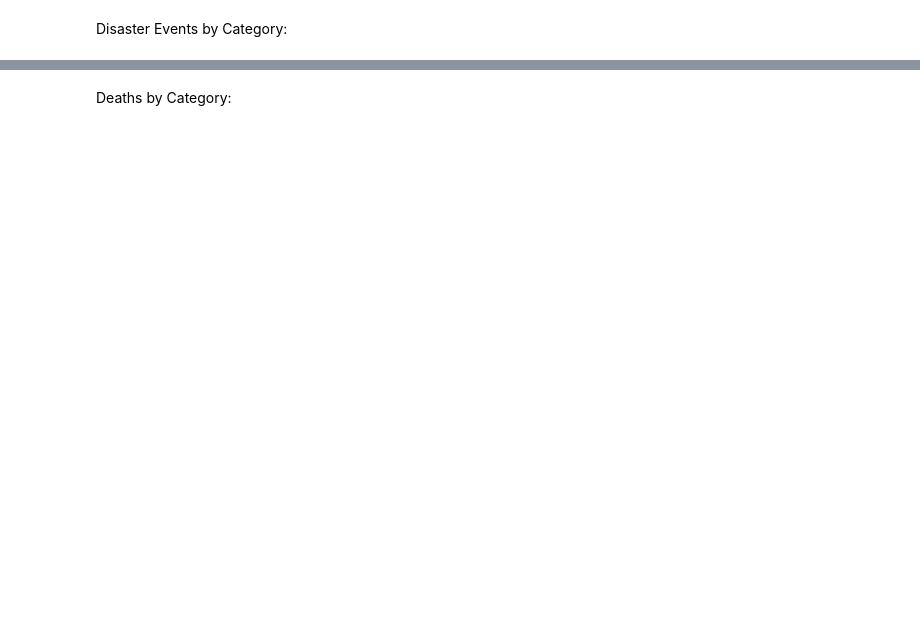
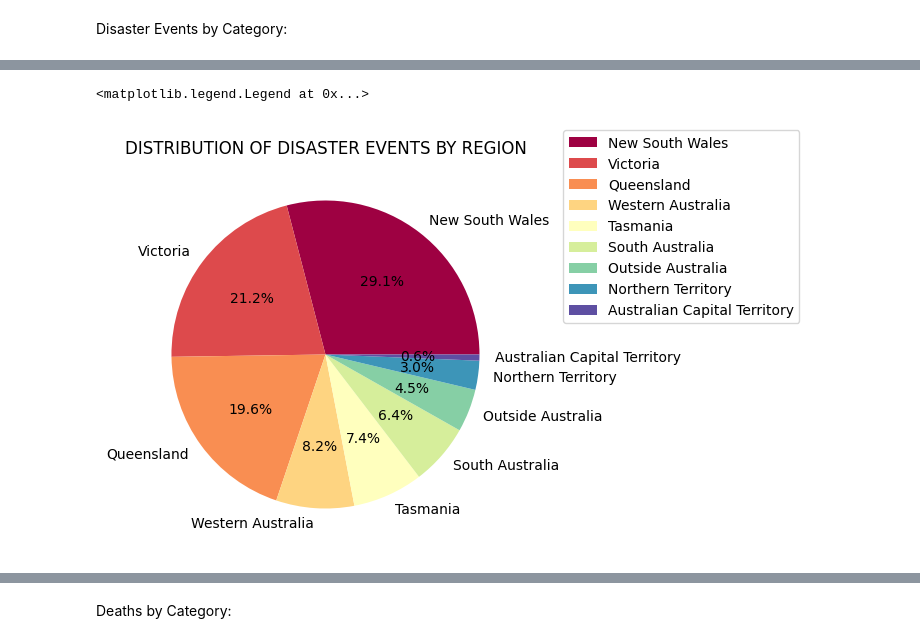
Before and after one commit to Rishika279/data_project, a Jupyter notebook: my_disaster_data copy.ipynb, the cells around one changed output, grey strips where cells are left out. Saved outputs shown, nothing was run; the diff lists cells and outputs as text; code cells hidden in the pictures; blank space fills up the shorter version.

```diff
--- a/my_disaster_data copy.ipynb
+++ b/my_disaster_data copy.ipynb
@@ -125,0 +150,11 @@ Text(0, 0.5, 'Category')
+# %%
+single_regions = disaster_data[disaster_data.regions.str.contains(";") == False]
+
+ddvc = single_regions.regions.value_counts() # This makes a series
+ddvc.plot(kind="pie", autopct="%.1f%%", cmap='Spectral')
+plt.title("DISTRIBUTION OF DISASTER EVENTS BY REGION", fontsize=12)
+plt.ylabel("", fontsize=15)
+plt.legend(bbox_to_anchor= (1.1, 1.1))
+# %% [output]
+<matplotlib.legend.Legend at 0x...>
+[figure, added]
```
Also changed, not shown: parts of 54 cells of this notebook.
